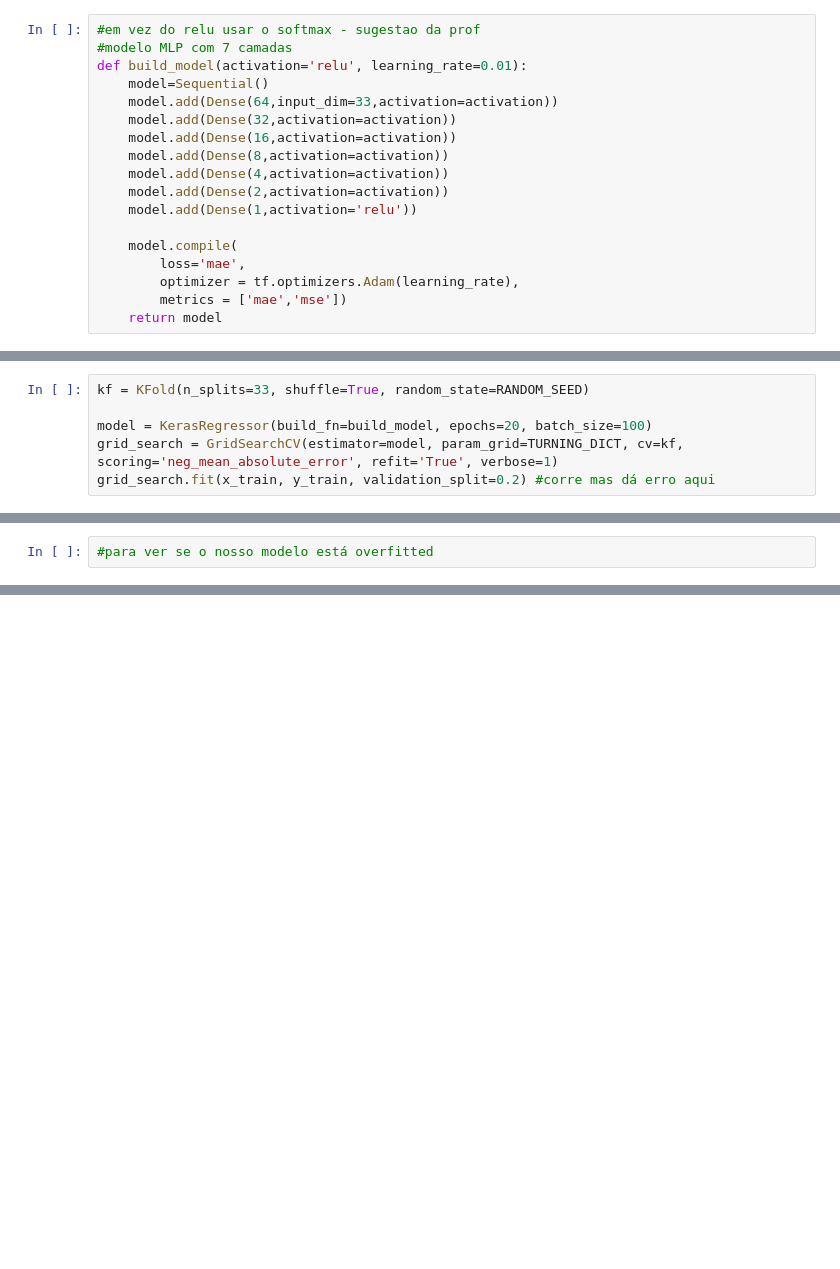
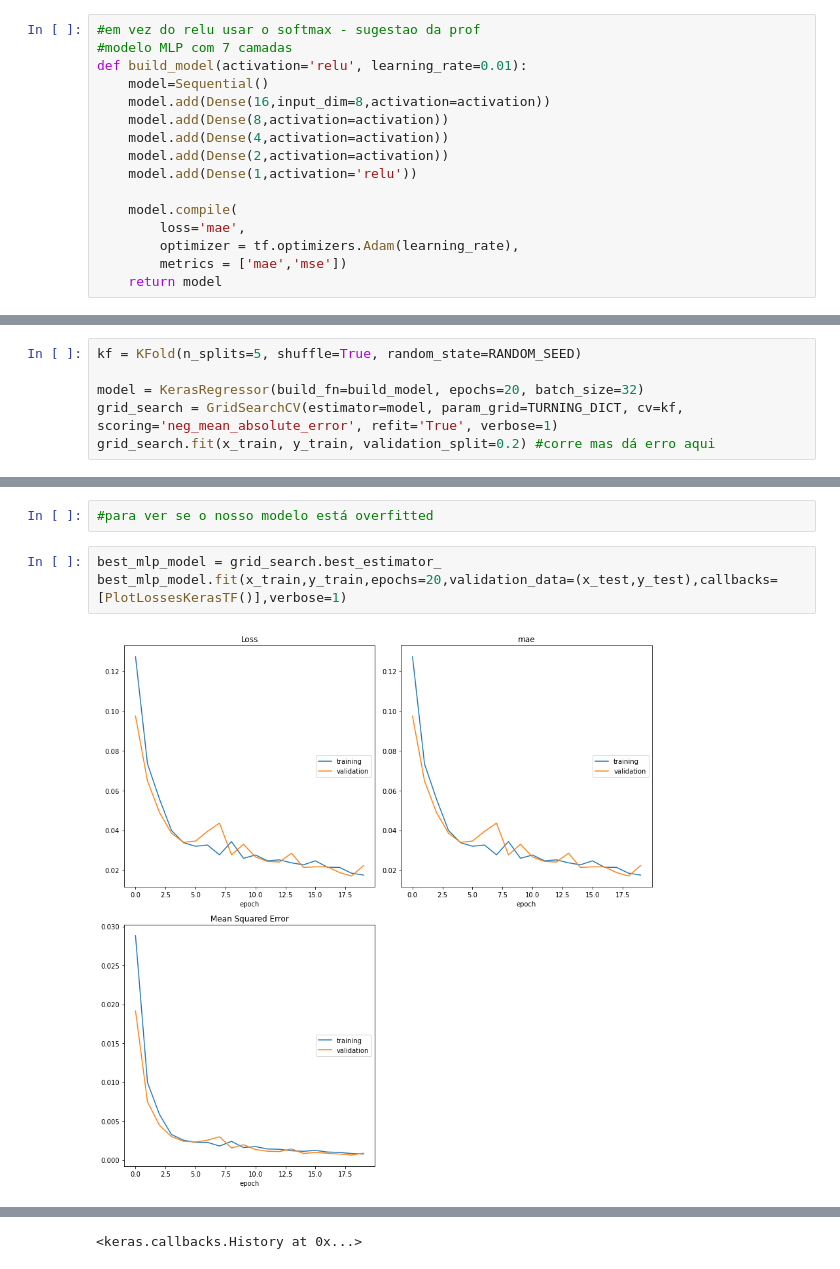
Before and after one commit to joanaaVO/Projeto-DAA, a Jupyter notebook: src/properties_db.ipynb, the cells around one changed output, grey strips where cells are left out. Cells and saved outputs as stored; diff of their text form; blank space fills up the shorter version.

```diff
--- a/src/properties_db.ipynb
+++ b/src/properties_db.ipynb
@@ -513,9 +456,7 @@ x_train, x_test, y_train, y_test = train_test_split(x_scaled, y_scaled, test_siz
 #modelo MLP com 7 camadas
 def build_model(activation='relu', learning_rate=0.01):
     model=Sequential()
-    model.add(Dense(64,input_dim=33,activation=activation))
-    model.add(Dense(32,activation=activation))
-    model.add(Dense(16,activation=activation))
+    model.add(Dense(16,input_dim=8,activation=activation))
     model.add(Dense(8,activation=activation))
     model.add(Dense(4,activation=activation))
     model.add(Dense(2,activation=activation))
@@ -554,9 +496,9 @@ TURNING_DICT = {
     'learning_rate':[0.01,0.001]
 }
 # %%
-kf = KFold(n_splits=33, shuffle=True, random_state=RANDOM_SEED)
+kf = KFold(n_splits=5, shuffle=True, random_state=RANDOM_SEED)
 
-model = KerasRegressor(build_fn=build_model, epochs=20, batch_size=100)
+model = KerasRegressor(build_fn=build_model, epochs=20, batch_size=32)
 grid_search = GridSearchCV(estimator=model, param_grid=TURNING_DICT, cv=kf, scoring='neg_mean_absolute_error', refit='True', verbose=1)
 grid_search.fit(x_train, y_train, validation_split=0.2) #corre mas dá erro aqui
 # %% [output]
@@ -680,2 +540,7 @@ for mean,stdev,param in zip(means,stds,params):
 # %%
 #para ver se o nosso modelo está overfitted
+# %%
+best_mlp_model = grid_search.best_estimator_
+best_mlp_model.fit(x_train,y_train,epochs=20,validation_data=(x_test,y_test),callbacks=[PlotLossesKerasTF()],verbose=1)
+# %% [output]
+[figure, added]
@@ -681,0 +556 @@ for mean,stdev,param in zip(means,stds,params):
+<keras.callbacks.History at 0x...>
```
Also changed, not shown: parts of 35 cells of this notebook.
